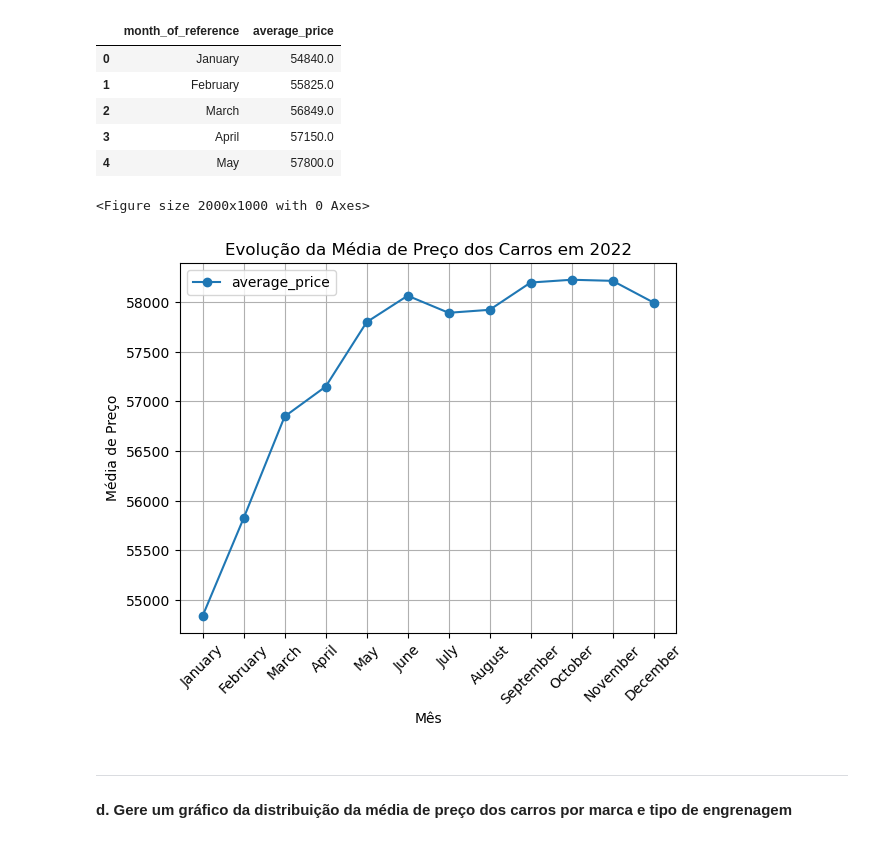
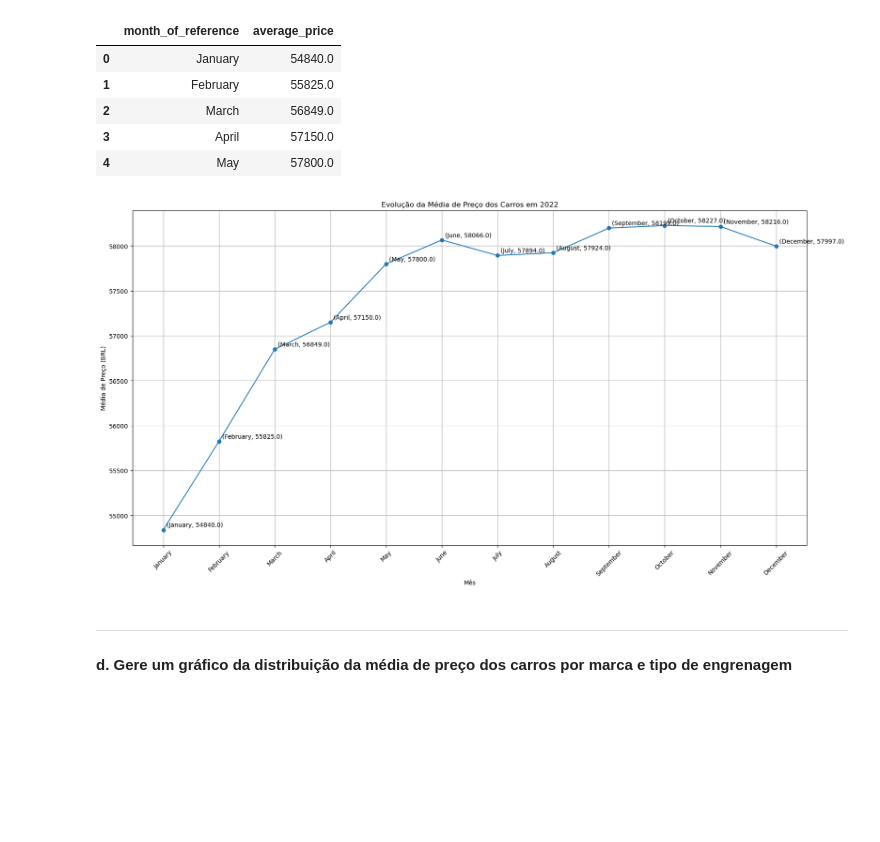
Before and after one commit to rodrigoRolim/LPA_python, a Jupyter notebook: scripts.ipynb, the cells around one changed output. Saved outputs shown, nothing was run; the diff lists cells and outputs as text; code cells hidden in the pictures; blank space fills up the shorter version.

```diff
--- a/scripts.ipynb
+++ b/scripts.ipynb
@@ -163,8 +163,11 @@ dados.duplicated().sum()
 
 #### d. Crie duas categorias, para separar colunas numéricas e categóricas. Imprima o resumo de informações das variáveis numéricas e categóricas (estatística descritiva dos dados)
 # %%
-# Convertendo engine_size de object para float64
+# Convertendo engine_size, year_of_reference, year_model e avg_price_brl de object para numerics
 dados['engine_size'] = dados['engine_size'].str.replace(',', '.').astype(float)
+dados['year_of_reference'] = pd.to_numeric(dados['year_of_reference'], errors='coerce').astype('Int64')
+dados['year_model'] = pd.to_numeric(dados['year_model'], errors='coerce').astype('Int64')
+dados['avg_price_brl'] = pd.to_numeric(dados['avg_price_brl'], errors='coerce')
 # %%
 numericas_cols = [col for col in dados.columns if dados[col].dtype != 'object']
 categoricas_cols = [col for col in dados.columns if dados[col].dtype == 'object']
@@ -285,15 +295,17 @@ cars_avg_price_in_2022.head()
 | 4 | May | 57800.0 |
 # %%
 plt.figure(figsize=(20, 10))
-cars_avg_price_in_2022.plot(kind='line', marker='o')
+# cars_avg_price_in_2022.plot(kind='line', marker='o')
+plt.plot(cars_avg_price_in_2022['month_of_reference'], cars_avg_price_in_2022['average_price'], marker='o', linestyle='-')
+for index, row in cars_avg_price_in_2022.iterrows():
+  plt.annotate(f'({row["month_of_reference"]}, {row["average_price"]})', xy=(row["month_of_reference"], row["average_price"]), xytext=(5, 5), textcoords='offset points')
 plt.title('Evolução da Média de Preço dos Carros em 2022')
 plt.xlabel('Mês')
-plt.ylabel('Média de Preço')
+plt.ylabel('Média de Preço (BRL)')
 plt.xticks(cars_avg_price_in_2022.index, month_order, rotation=45)
 plt.grid(True)
 # %% [output]
-<Figure size 2000x1000 with 0 Axes>
-[figure, old version]
+[figure, new version]
 # %% [markdown]
 ---
 
```
Also changed, not shown: parts of 35 cells of this notebook.
